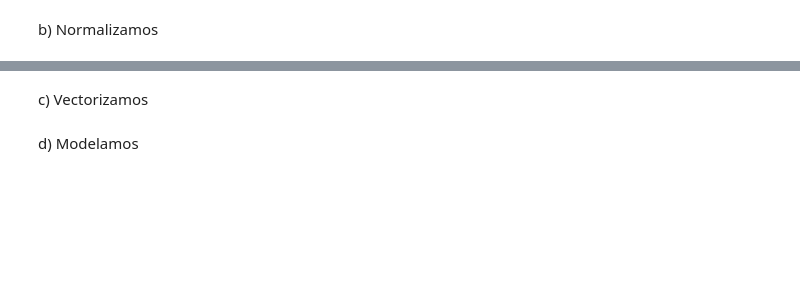
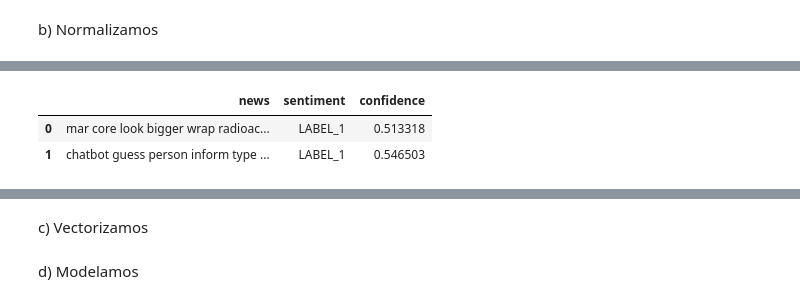
Before and after one commit to rodcordova/Deteccion-de-emociones, a Jupyter notebook: api_news_EDA.ipynb, the cells around one changed output, grey strips where cells are left out. Cells and saved outputs as stored; diff of their text form; code cells hidden in the pictures; blank space fills up the shorter version.

```diff
--- a/api_news_EDA.ipynb
+++ b/api_news_EDA.ipynb
@@ -189,4 +202,10 @@ Some weights of BertForSequenceClassification were not initialized from the mode
 You should probably TRAIN this model on a down-stream task to be able to use it for predictions and inference.
+# %%
+df.head(2)
+# %% [output]
+|  | news | sentiment | confidence |
+| 0 | mar core look bigger wrap radioac... | LABEL_1 | 0.513318 |
+| 1 | chatbot guess person inform type ... | LABEL_1 | 0.546503 |
 # %%
 # Deberiamos filtrar aquellos de maxima confianza
 df[df['sentiment']=='LABEL_1'].count()
```
Also changed, not shown: parts of 23 cells of this notebook, 2 other files.
